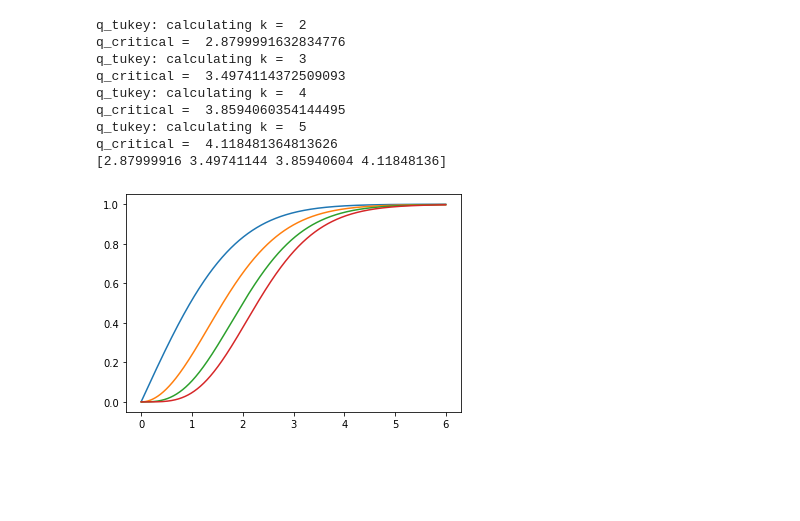
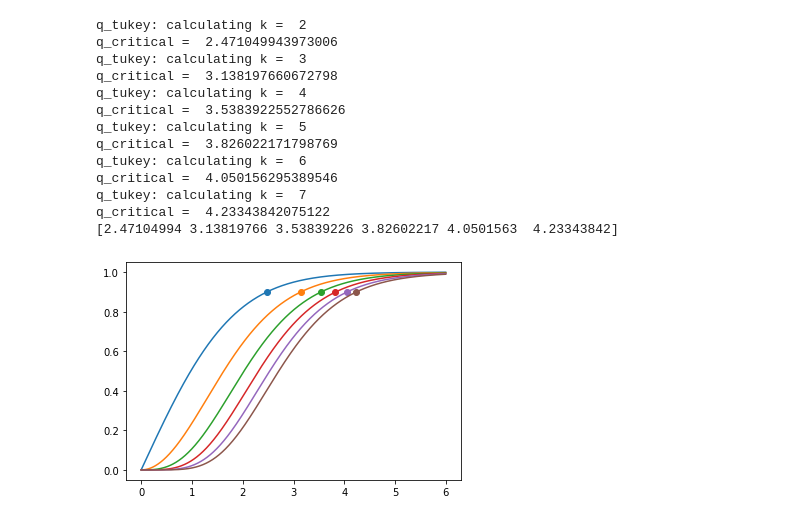
Before and after one commit to wdreames/phys341, a Jupyter notebook: StudentizedRange.ipynb, the cells around one changed output. Saved outputs shown, nothing was run; the diff lists cells and outputs as text; code cells hidden in the pictures; blank space fills up the shorter version.

```diff
--- a/StudentizedRange.ipynb
+++ b/StudentizedRange.ipynb
@@ -10,7 +10,7 @@ def q_tukey(k, v, alpha):
     for k in range(2,k+1):
         print ("q_tukey: calculating k = ",k)
 
-        dq = 0.004
+        dq = 0.003
         qd = np.array(np.arange(0.000,6.000,dq))
 
         f = []
@@ -20,17 +20,17 @@ def q_tukey(k, v, alpha):
         for i in range(len(qd)):
             q = qd[i]
             prefactor = np.sqrt(2.0*np.pi)*k*(k-1)*v**(v/2.0)/(gamma(v/2.0)*2**(v/2.0-1))
-            npts = 30
+            npts = 100
 
-            xh = 5.0
+            xh = 6.0
             xl = 0.0
             dx = (xh-xl)/npts
 
             x = np.arange(xl,xh,dx)
             x = x.reshape(1,-1)
 
-            ul = -5.0
-            uh = 5.0
+            ul = -6.0
+            uh = 6.0
             du = (uh-ul)/npts
 
             u = np.arange(ul,uh,du)
@@ -70,6 +70,7 @@ def q_tukey(k, v, alpha):
             #print(q,f[i],fs[i])
 
         qarray.append(q_critical)
+        plt.scatter(q_critical,(1-alpha))
 
         f = np.array(f)
         fs = np.array(fs)
@@ -78,21 +79,27 @@ def q_tukey(k, v, alpha):
     qarray=np.array(qarray)
     return qarray
 # %%
-alpha = 0.05
-k = 5
-v = 28
+alpha = 0.1
+k = 7
+v = 15
+
+# expect q = [2.479, 3.140, 3.540, 3.828, 4.052, 4.235]
 
 qarray = q_tukey(k, v, alpha)
 
 print (qarray)
 # %% [output]
 q_tukey: calculating k =  2
-q_critical =  2.8799991632834776
+q_critical =  2.471049943973006
 q_tukey: calculating k =  3
-q_critical =  3.4974114372509093
+q_critical =  3.138197660672798
 q_tukey: calculating k =  4
-q_critical =  3.8594060354144495
+q_critical =  3.5383922552786626
 q_tukey: calculating k =  5
-q_critical =  4.118481364813626
-[2.87999916 3.49741144 3.85940604 4.11848136]
+q_critical =  3.826022171798769
+q_tukey: calculating k =  6
+q_critical =  4.050156295389546
+q_tukey: calculating k =  7
+q_critical =  4.23343842075122
+[2.47104994 3.13819766 3.53839226 3.82602217 4.0501563  4.23343842]
-[figure, old version]
+[figure, new version]
```
Also changed, not shown: 3 other files.
